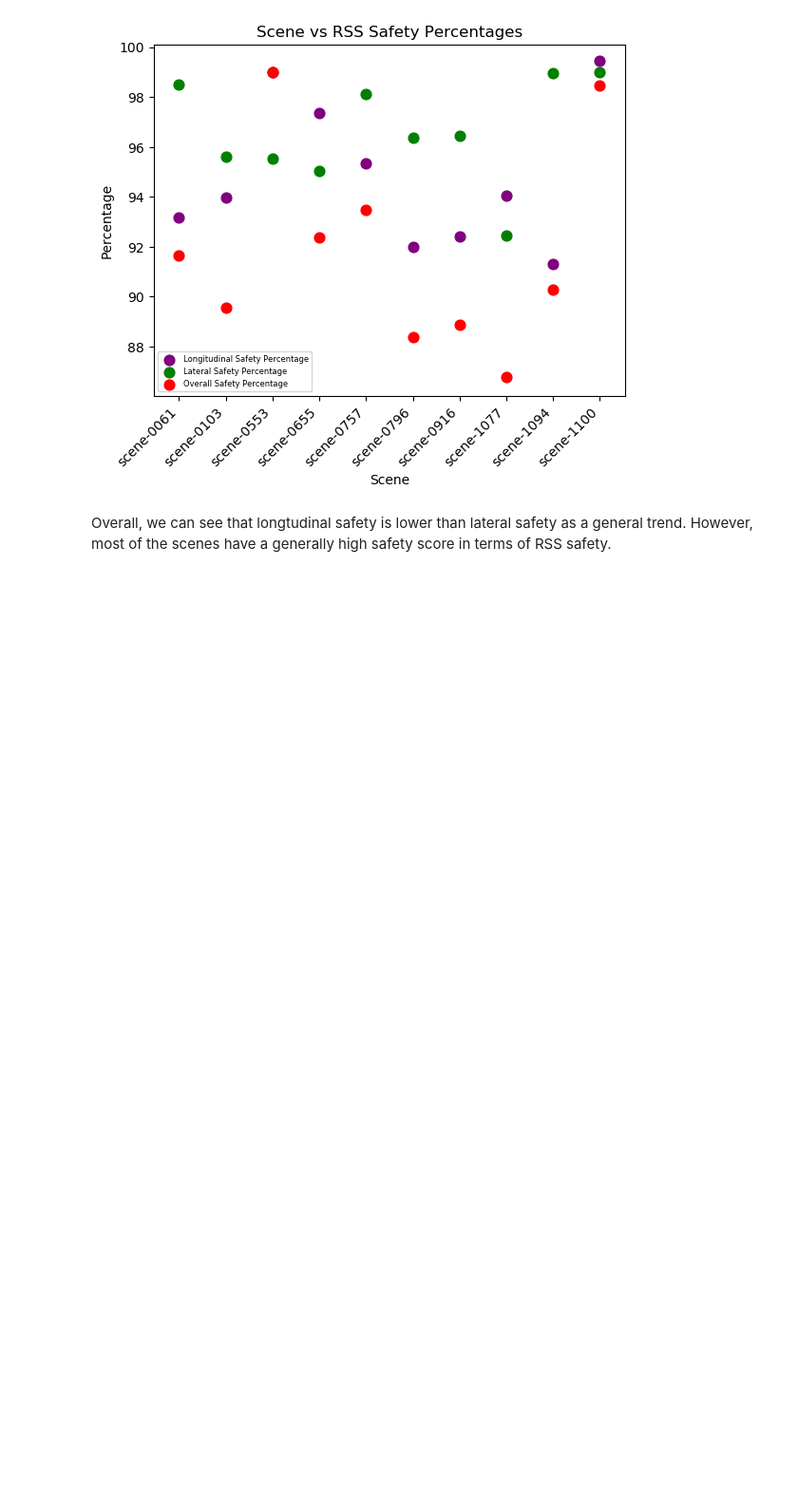
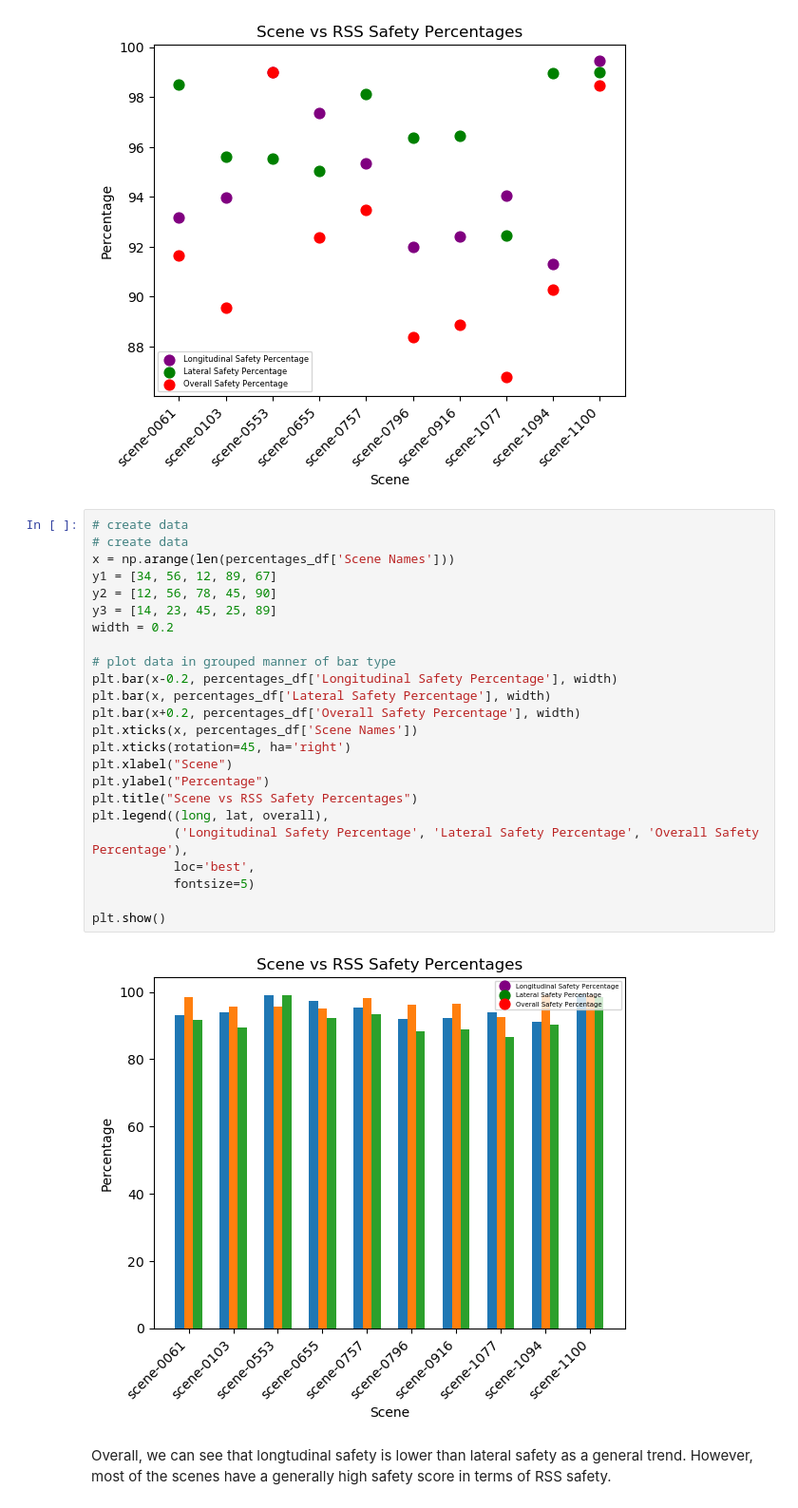
Before and after one commit to agathepetillot/UG4-Honours-Project, a Jupyter notebook: NuScenes_functions.ipynb, the cells around one changed output. Shown at 95% size. Drawn from its saved outputs; the diff is of its cells as text; blank space fills up the shorter version.

```diff
--- a/NuScenes_functions.ipynb
+++ b/NuScenes_functions.ipynb
@@ -833,5 +860,31 @@ plt.ylabel("Percentage")
 plt.show()
 # %% [output]
 [figure]
+# %%
+# create data
+# create data
+x = np.arange(len(percentages_df['Scene Names']))
+y1 = [34, 56, 12, 89, 67]
+y2 = [12, 56, 78, 45, 90]
+y3 = [14, 23, 45, 25, 89]
+width = 0.2
+
+# plot data in grouped manner of bar type
+plt.bar(x-0.2, percentages_df['Longitudinal Safety Percentage'], width)
+plt.bar(x, percentages_df['Lateral Safety Percentage'], width)
+plt.bar(x+0.2, percentages_df['Overall Safety Percentage'], width)
+plt.xticks(x, percentages_df['Scene Names'])
+plt.xticks(rotation=45, ha='right')
+plt.xlabel("Scene")
+plt.ylabel("Percentage")
+plt.title("Scene vs RSS Safety Percentages")
+plt.legend((long, lat, overall),
+           ('Longitudinal Safety Percentage', 'Lateral Safety Percentage', 'Overall Safety Percentage'),
+           loc='best',
+           fontsize=5)
+
+plt.show()
+# %% [output]
+[figure, added]
 # %% [markdown]
 Overall, we can see that longtudinal safety is lower than lateral safety as a general trend. However, most of the scenes have a generally high safety score in terms of RSS safety.
```
Also changed, not shown: parts of 5 cells of this notebook.
